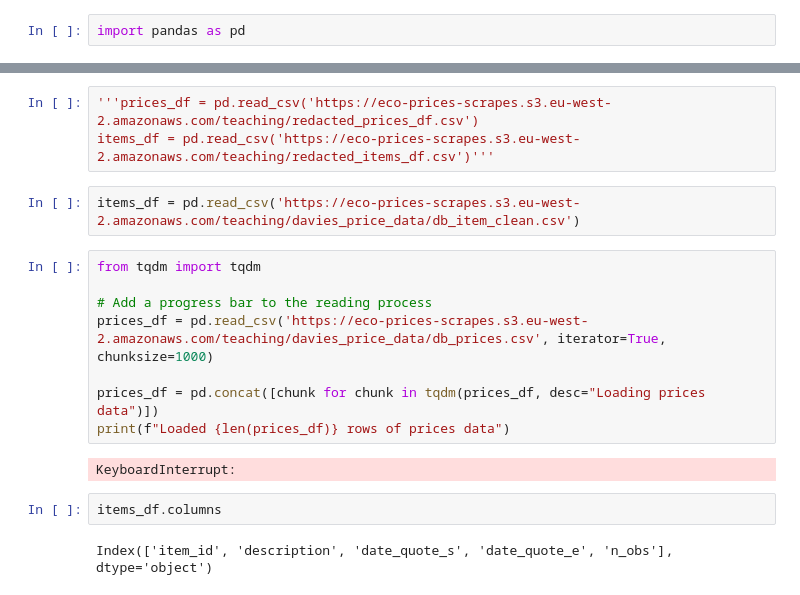
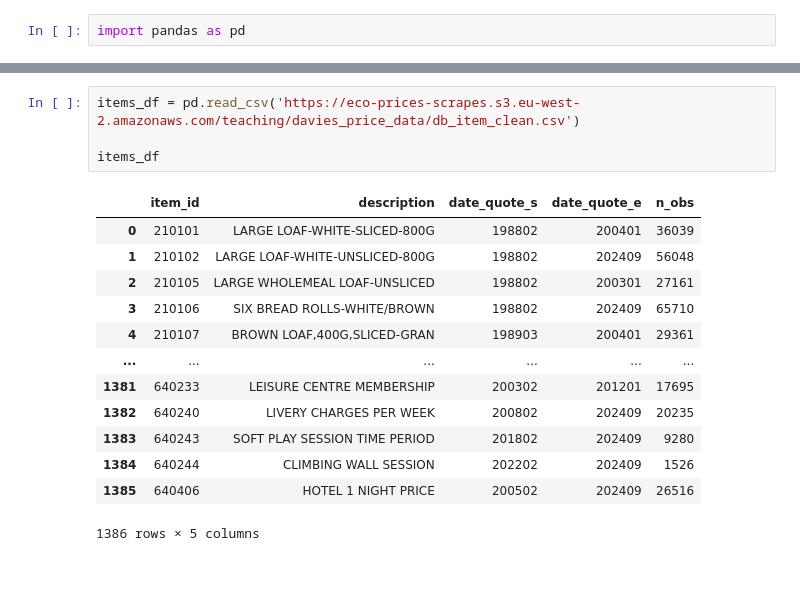
Before and after one commit to gmelmed/gmelmed.github.io, a Jupyter notebook: cc8_data.ipynb, the cells around one changed output, grey strips where cells are left out. Drawn from its saved outputs; the diff is of its cells as text.

```diff
--- a/cc8_data.ipynb
+++ b/cc8_data.ipynb
@@ -3,19 +42,18 @@ import pandas as pd
 # %%
-'''prices_df = pd.read_csv('https://eco-prices-scrapes.s3.eu-west-2.amazonaws.com/teaching/redacted_prices_df.csv')
-items_df = pd.read_csv('https://eco-prices-scrapes.s3.eu-west-2.amazonaws.com/teaching/redacted_items_df.csv')'''
+items_df = pd.read_csv('https://eco-prices-scrapes.s3.eu-west-2.amazonaws.com/teaching/davies_price_data/db_item_clean.csv')
+
+items_df
+# %% [output]
+|  | item_id | description | date_quote_s | date_quote_e | n_obs |
+| 0 | 210101 | LARGE LOAF-WHITE-SLICED-800G | 198802 | 200401 | 36039 |
+| 1 | 210102 | LARGE LOAF-WHITE-UNSLICED-800G | 198802 | 202409 | 56048 |
+| 2 | 210105 | LARGE WHOLEMEAL LOAF-UNSLICED | 198802 | 200301 | 27161 |
+| 3 | 210106 | SIX BREAD ROLLS-WHITE/BROWN | 198802 | 202409 | 65710 |
+| 4 | 210107 | BROWN LOAF,400G,SLICED-GRAN | 198903 | 200401 | 29361 |
+| ... | ... | ... | ... | ... | ... |
+| 1381 | 640233 | LEISURE CENTRE MEMBERSHIP | 200302 | 201201 | 17695 |
+| 1382 | 640240 | LIVERY CHARGES PER WEEK | 200802 | 202409 | 20235 |
+| 1383 | 640243 | SOFT PLAY SESSION TIME PERIOD | 201802 | 202409 | 9280 |
+| 1384 | 640244 | CLIMBING WALL SESSION | 202202 | 202409 | 1526 |
+| 1385 | 640406 | HOTEL 1 NIGHT PRICE | 200502 | 202409 | 26516 |
+1386 rows × 5 columns
-# %%
-items_df = pd.read_csv('https://eco-prices-scrapes.s3.eu-west-2.amazonaws.com/teaching/davies_price_data/db_item_clean.csv')
-# %%
-from tqdm import tqdm
-
-# Add a progress bar to the reading process
-prices_df = pd.read_csv('https://eco-prices-scrapes.s3.eu-west-2.amazonaws.com/teaching/davies_price_data/db_prices.csv', iterator=True, chunksize=1000)
-
-prices_df = pd.concat([chunk for chunk in tqdm(prices_df, desc="Loading prices data")])
-print(f"Loaded {len(prices_df)} rows of prices data")
-# %% [output]
-KeyboardInterrupt:
-# %%
-items_df.columns
-# %% [output]
-Index(['item_id', 'description', 'date_quote_s', 'date_quote_e', 'n_obs'], dtype='object')
```
Also changed, not shown: parts of 26 cells of this notebook.
